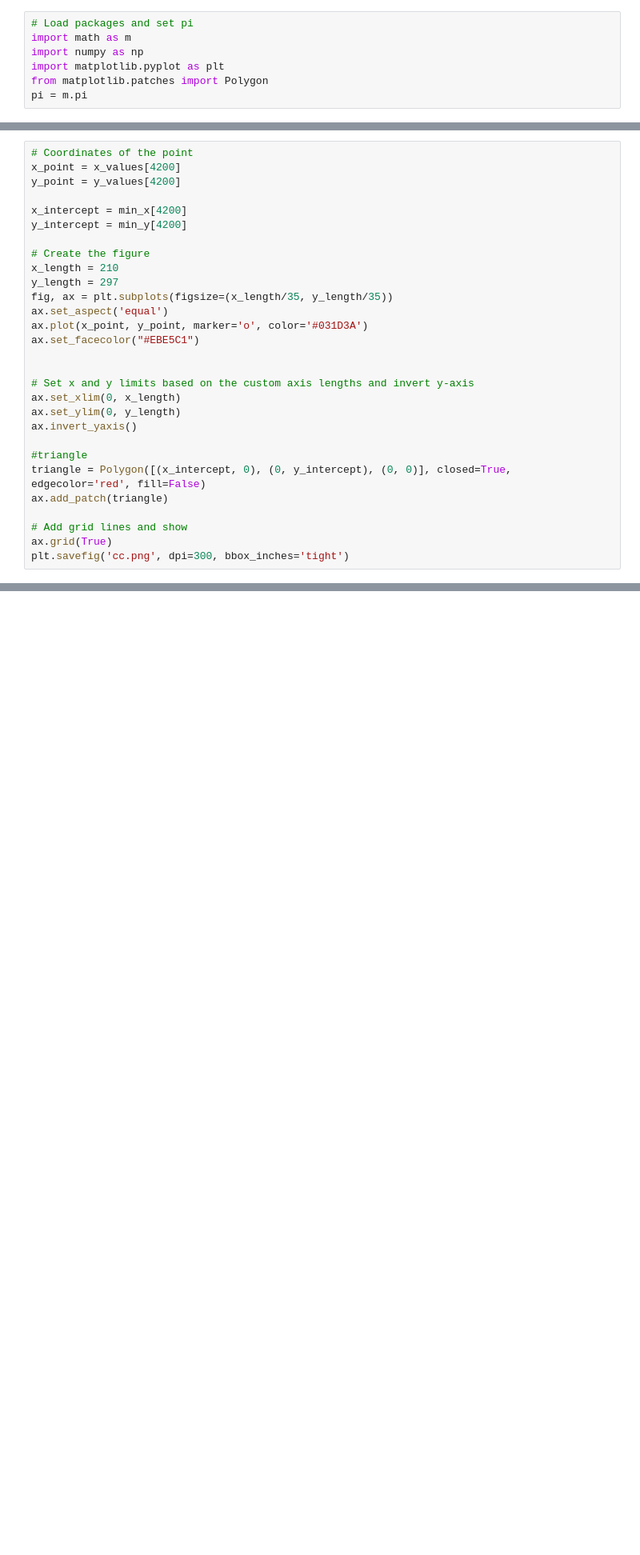
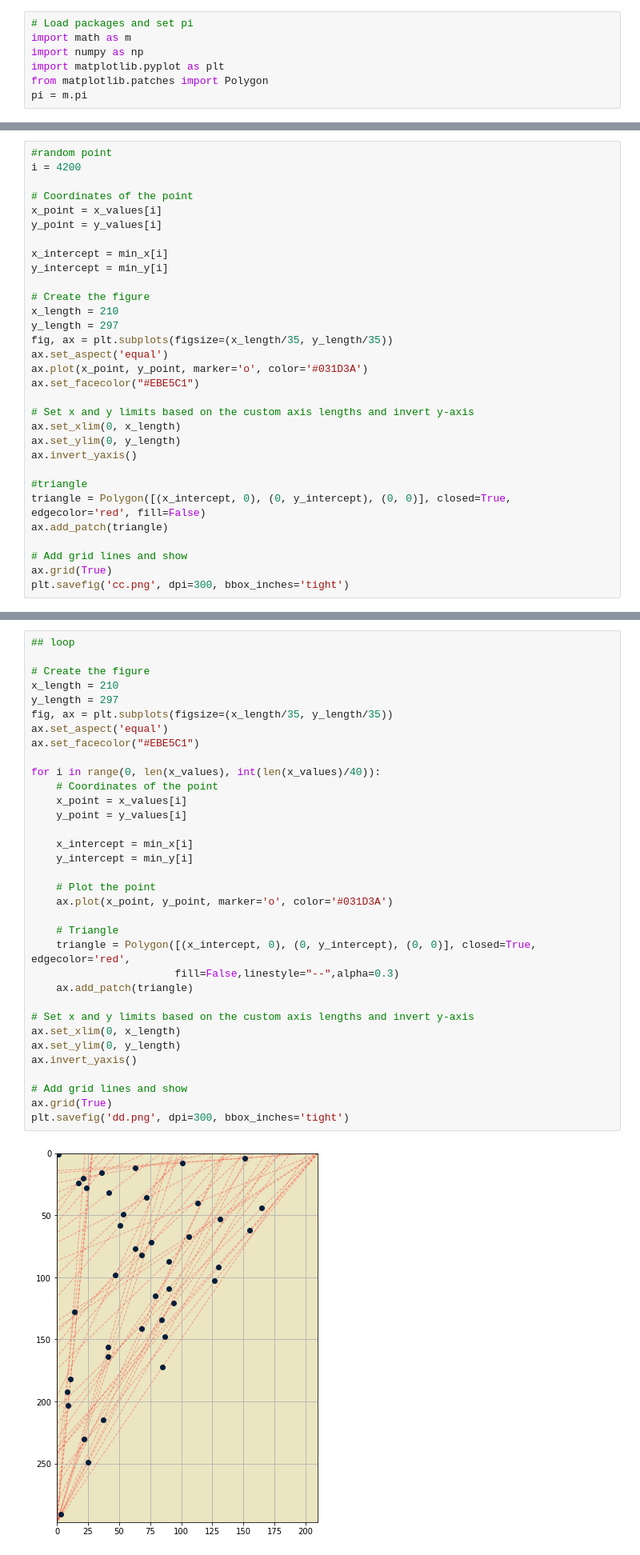
Before and after one commit to AOYT2/stapler, a Jupyter notebook: stapler.ipynb, the cells around one changed output, grey strips where cells are left out. Shown at 80% size. Drawn from its saved outputs; the diff is of its cells as text; blank space fills up the shorter version.

```diff
--- a/stapler.ipynb
+++ b/stapler.ipynb
@@ -137,10 +122,13 @@ print(min_y[4200])
 # %%
+#random point
+i = 4200
+
 # Coordinates of the point
-x_point = x_values[4200]
-y_point = y_values[4200]
+x_point = x_values[i]
+y_point = y_values[i]
 
-x_intercept = min_x[4200]
-y_intercept = min_y[4200]
+x_intercept = min_x[i]
+y_intercept = min_y[i]
 
 # Create the figure
 x_length = 210
@@ -149,7 +137,6 @@ fig, ax = plt.subplots(figsize=(x_length/35, y_length/35))
 ax.set_aspect('equal')
 ax.plot(x_point, y_point, marker='o', color='#031D3A')
 ax.set_facecolor("#EBE5C1")
-
 
 # Set x and y limits based on the custom axis lengths and invert y-axis
 ax.set_xlim(0, x_length)
@@ -165,3 +152,39 @@ ax.grid(True)
 plt.savefig('cc.png', dpi=300, bbox_inches='tight')
 # %% [output]
 [figure]
+# %%
+## loop
+
+# Create the figure
+x_length = 210
+y_length = 297
+fig, ax = plt.subplots(figsize=(x_length/35, y_length/35))
+ax.set_aspect('equal')
+ax.set_facecolor("#EBE5C1")
+
+for i in range(0, len(x_values), int(len(x_values)/40)):
+    # Coordinates of the point
+    x_point = x_values[i]
+    y_point = y_values[i]
+
+    x_intercept = min_x[i]
+    y_intercept = min_y[i]
+
+    # Plot the point
+    ax.plot(x_point, y_point, marker='o', color='#031D3A')
+
+    # Triangle
+    triangle = Polygon([(x_intercept, 0), (0, y_intercept), (0, 0)], closed=True, edgecolor='red',
+                       fill=False,linestyle="--",alpha=0.3)
+    ax.add_patch(triangle)
+
+# Set x and y limits based on the custom axis lengths and invert y-axis
+ax.set_xlim(0, x_length)
+ax.set_ylim(0, y_length)
+ax.invert_yaxis()
+
+# Add grid lines and show
+ax.grid(True)
+plt.savefig('dd.png', dpi=300, bbox_inches='tight')
+# %% [output]
+[figure, added]
```
Also changed, not shown: parts of 1 cell of this notebook, 1 other file.
